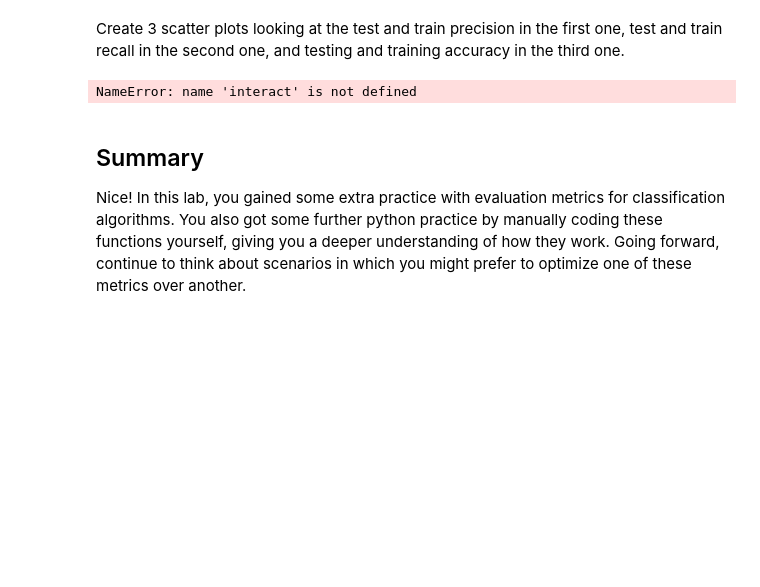
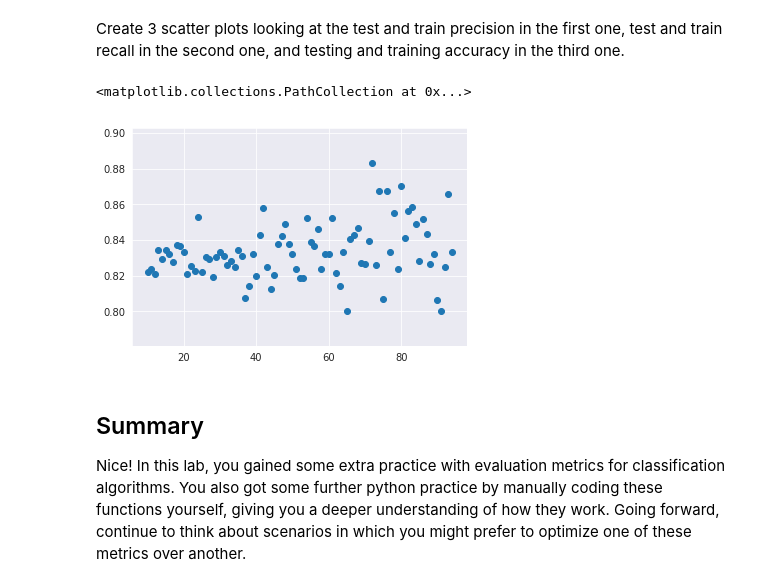
Before and after one commit to oncob749/dsc-3-29-06-evaluating-logistic-regression-models-lab-nyc-ds-career-031119, a Jupyter notebook: index.ipynb, the cells around one changed output. Saved outputs shown, nothing was run; the diff lists cells and outputs as text; code cells hidden in the pictures; blank space fills up the shorter version.

```diff
--- a/index.ipynb
+++ b/index.ipynb
@@ -150,10 +150,11 @@ Create 3 scatter plots looking at the test and train precision in the first one,
 # %%
 # code for test and train precision
 import seaborn as sns
-sns.set_style()
+sns.set_style('darkgrid')
 plt.scatter(range(10,95), training_Precision, label=training_Precision)
 # %% [output]
-NameError: name 'interact' is not defined
+<matplotlib.collections.PathCollection at 0x...>
+[figure, added]
 # %%
 # code for test and train recall
 # %%
```
